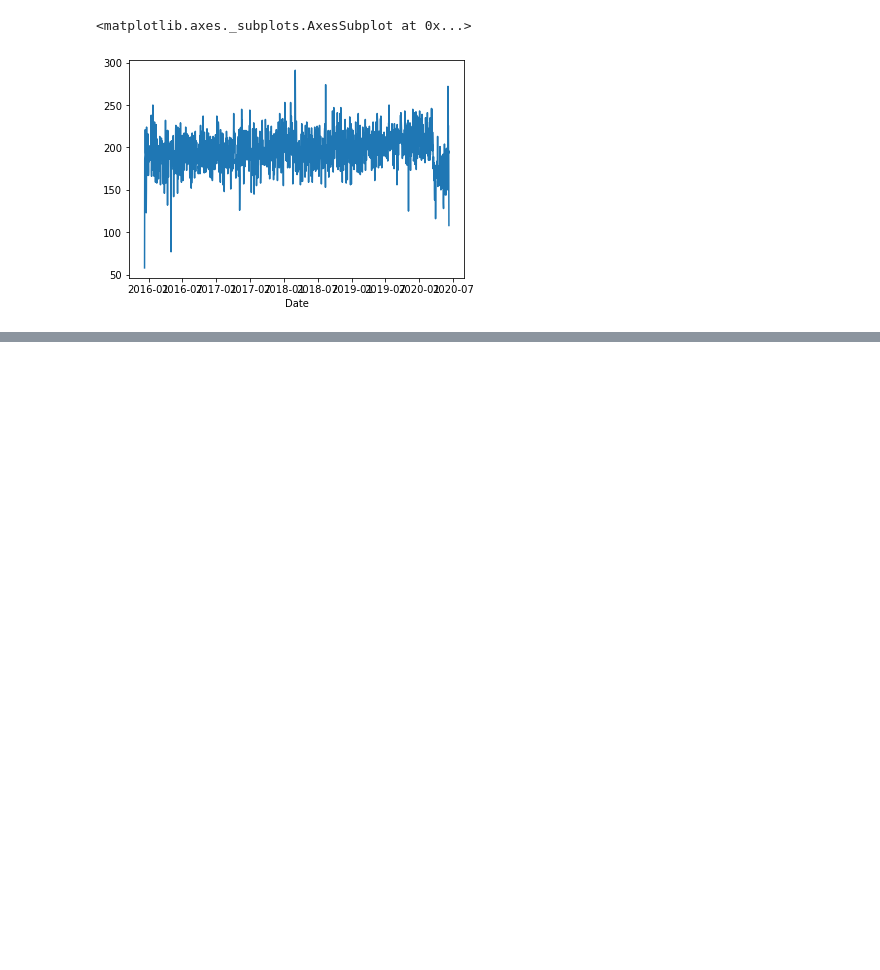
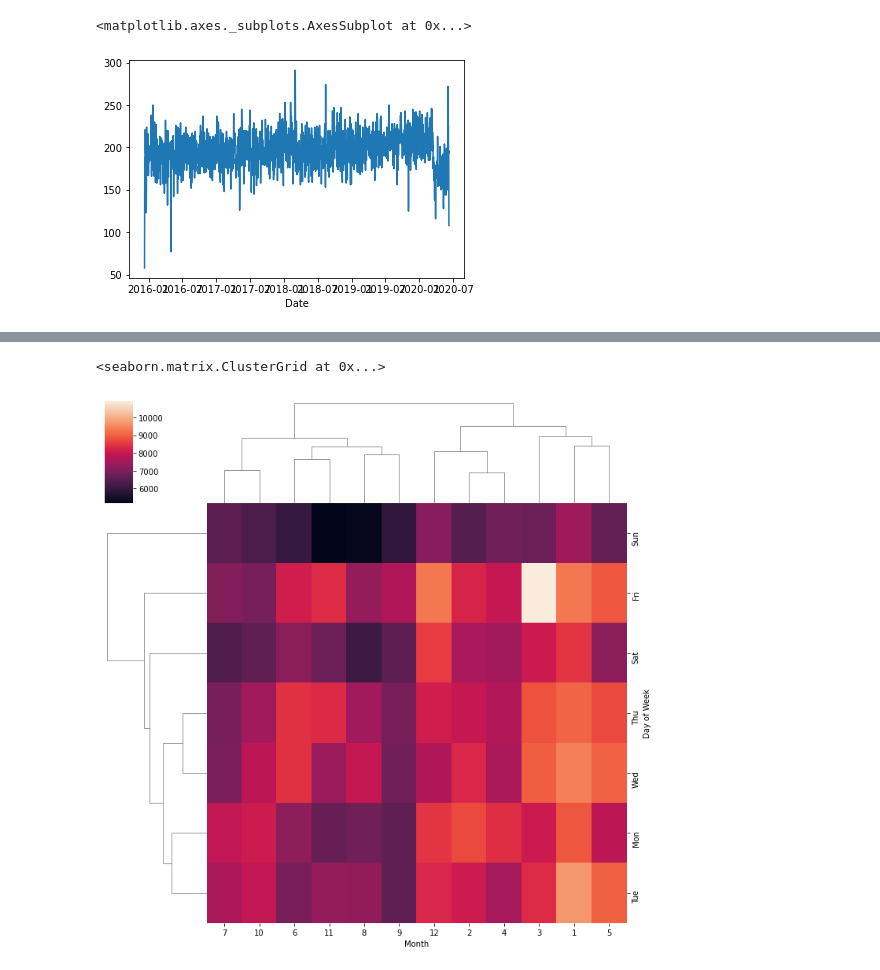
Before and after one commit to VitorMelo0511/Exercise-911-dataset, a Jupyter notebook: Projeto - Ligações para 911.ipynb, the cells around one changed output, grey strips where cells are left out. Saved outputs shown, nothing was run; the diff lists cells and outputs as text; code cells hidden in the pictures; blank space fills up the shorter version.

```diff
--- a/Projeto - Ligações para 911.ipynb
+++ b/Projeto - Ligações para 911.ipynb
@@ -333,0 +375,5 @@ df[df['Reason'] == 'EMS'].groupby('Date').count()['twp'].plot()
+# %%
+sns.clustermap(dayMonth)
+# %% [output]
+<seaborn.matrix.ClusterGrid at 0x...>
+[figure, added]
```
Also changed, not shown: parts of 8 cells of this notebook.
